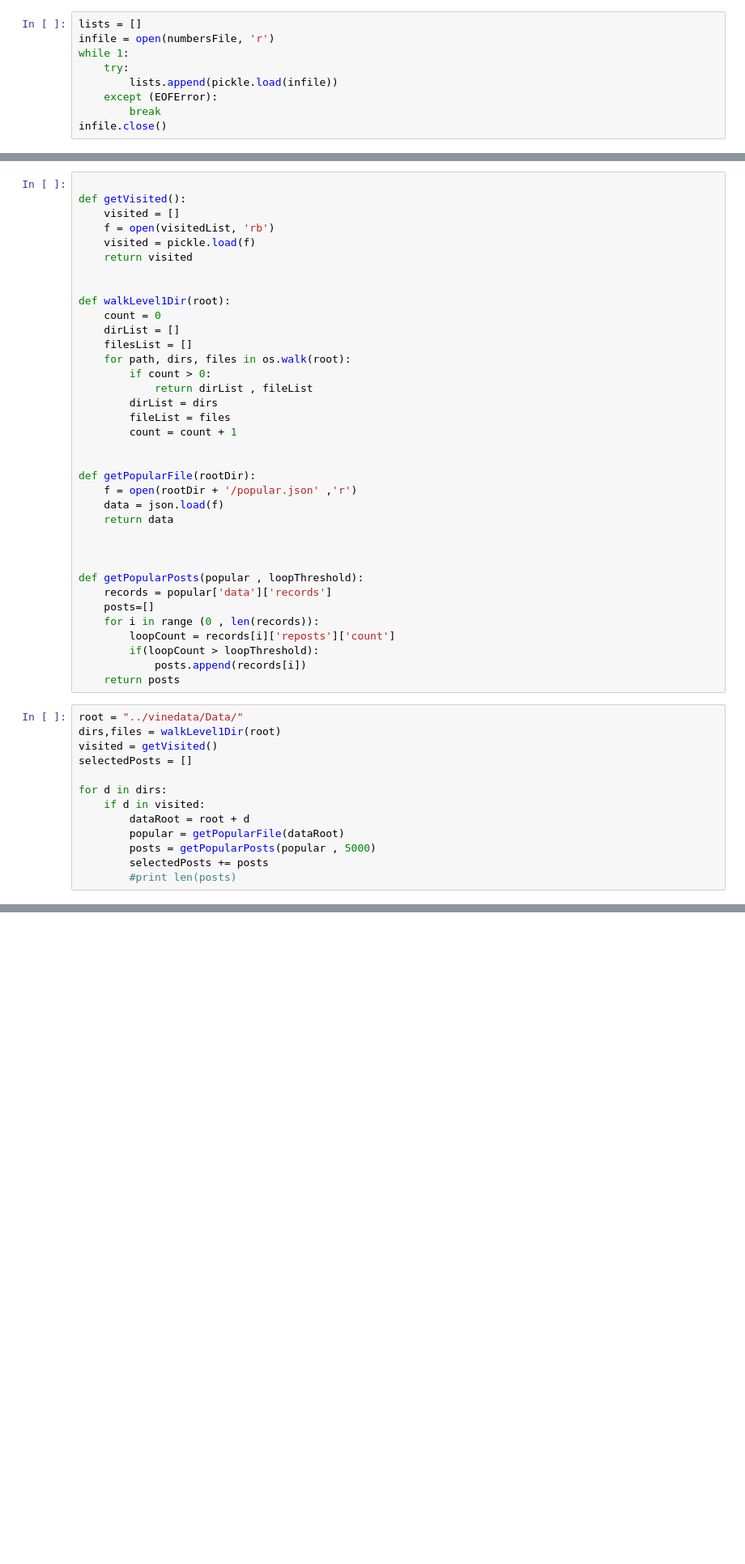
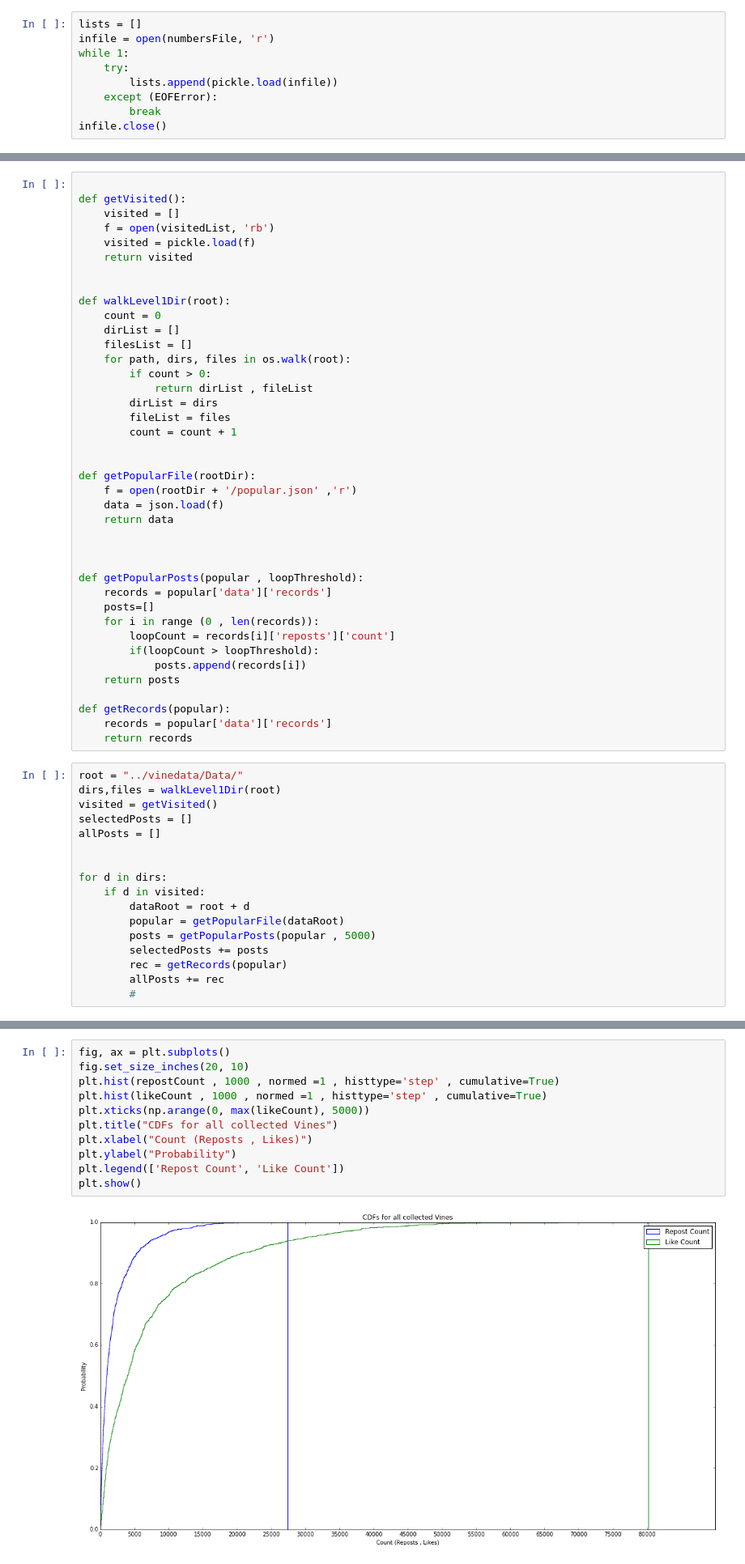
Before and after one commit to sagarjoglekar/vineCrawl, a Jupyter notebook: notebooks/FaceAnalysisVine.ipynb, the cells around one changed output, grey strips where cells are left out. Shown at 81% size. Cells and saved outputs as stored; diff of their text form; blank space fills up the shorter version.

```diff
--- a/notebooks/FaceAnalysisVine.ipynb
+++ b/notebooks/FaceAnalysisVine.ipynb
@@ -91,11 +122,17 @@ def getPopularPosts(popular , loopThreshold):
         if(loopCount > loopThreshold):
             posts.append(records[i])
     return posts
+
+def getRecords(popular):
+    records = popular['data']['records']
+    return records
 # %%
 root = "../vinedata/Data/"
 dirs,files = walkLevel1Dir(root)
 visited = getVisited()
 selectedPosts = []
+allPosts = []
+
 
 for d in dirs:
     if d in visited:
@@ -103,6 +140,8 @@ for d in dirs:
         popular = getPopularFile(dataRoot)
         posts = getPopularPosts(popular , 5000)
         selectedPosts += posts
-        #print len(posts)
+        rec = getRecords(popular)
+        allPosts += rec
+        #
 # %%
 print len(selectedPosts)
@@ -114,0 +162,13 @@ for post in selectedPosts:
+# %%
+fig, ax = plt.subplots()
+fig.set_size_inches(20, 10)
+plt.hist(repostCount , 1000 , normed =1 , histtype='step' , cumulative=True)
+plt.hist(likeCount , 1000 , normed =1 , histtype='step' , cumulative=True)
+plt.xticks(np.arange(0, max(likeCount), 5000))
+plt.title("CDFs for all collected Vines")
+plt.xlabel("Count (Reposts , Likes)")
+plt.ylabel("Probability")
+plt.legend(['Repost Count', 'Like Count'])
+plt.show()
+# %% [output]
+[figure, added]
```
Also changed, not shown: parts of 22 cells of this notebook, 9 other files.
